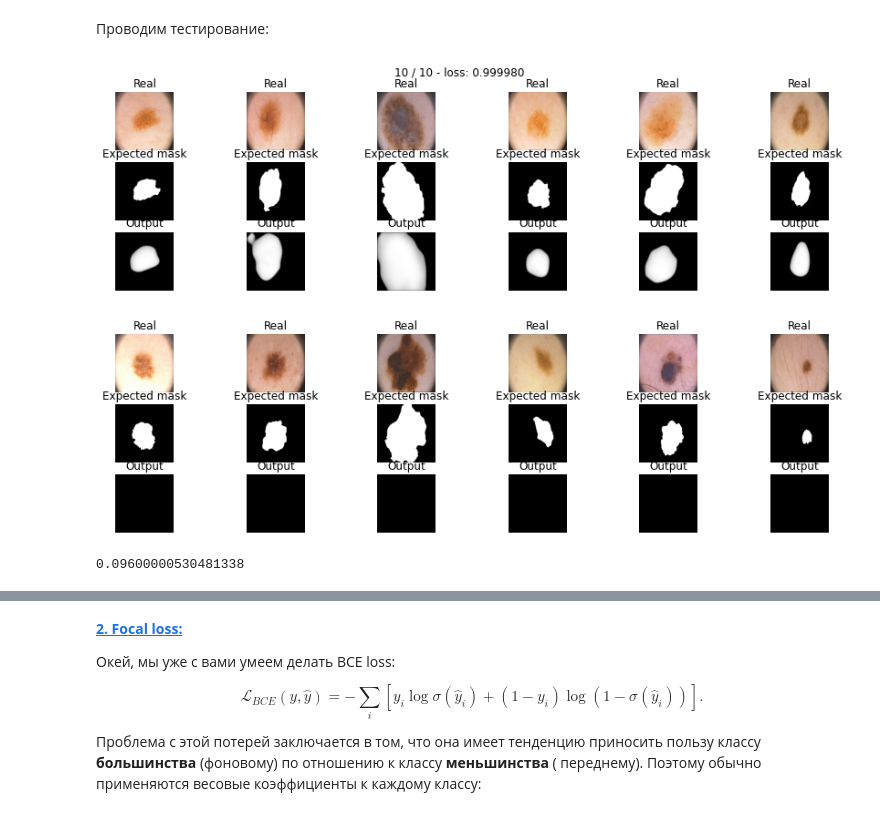
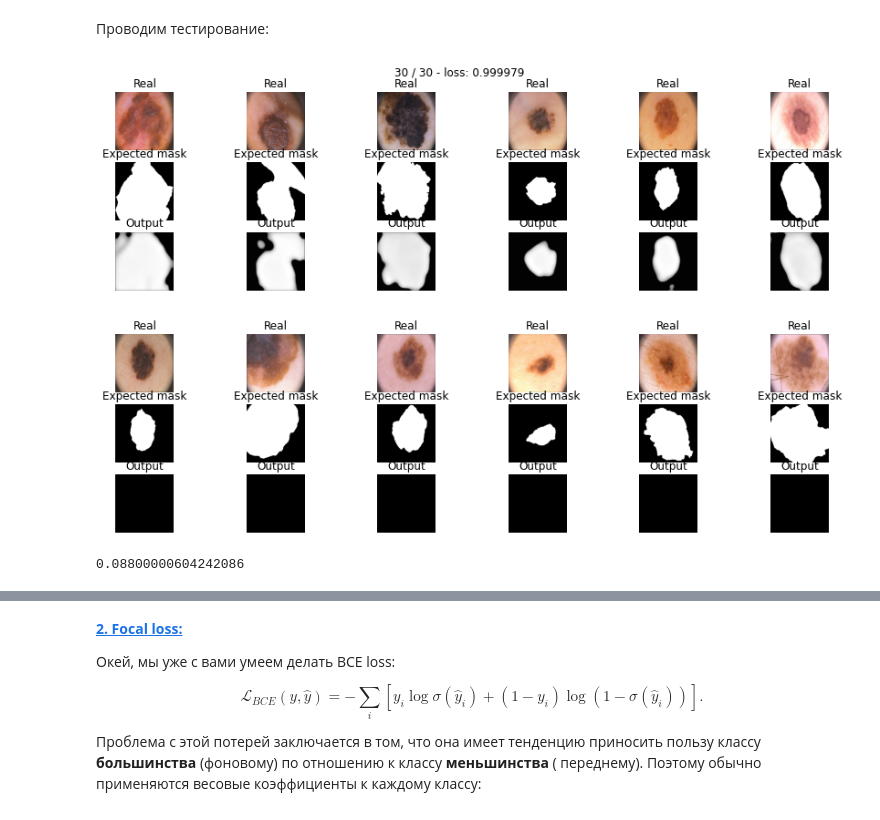
Before and after one commit to LevPerla/DLS_CV_Course, a Jupyter notebook: homeworks_2/[hw]semantic_segmentation.ipynb, the cells around one changed output, grey strips where cells are left out. Drawn from its saved outputs; the diff is of its cells as text; code cells hidden in the pictures.

```diff
--- a/homeworks_2/[hw]semantic_segmentation.ipynb
+++ b/homeworks_2/[hw]semantic_segmentation.ipynb
@@ -462,13 +480,13 @@ def dice_loss(y_real, y_pred):
 # %%
 model_dice = SegNet().to(device)
 
-max_epochs = 10
+max_epochs = 30
 optimaizer = optim.Adam(model_dice.parameters())
-train(model_dice, optimaizer, dice_loss, max_epochs, data_tr, data_val, patience=2);
+history = train(model_dice, optimaizer, dice_loss, max_epochs, data_tr, data_val, patience=4);
 # %% [output]
-[figure, old version]
+[figure, new version]
 # %%
-score_model(model_dice, iou_pytorch, data_val, threshold=0.2)
+score_model(model_dice, iou_pytorch, data_val, threshold=0.5)
 # %% [output]
-[figure, old version]
+[figure, new version]
-0.09600000530481338
+0.08800000604242086
```
Also changed, not shown: parts of 20 cells of this notebook.
